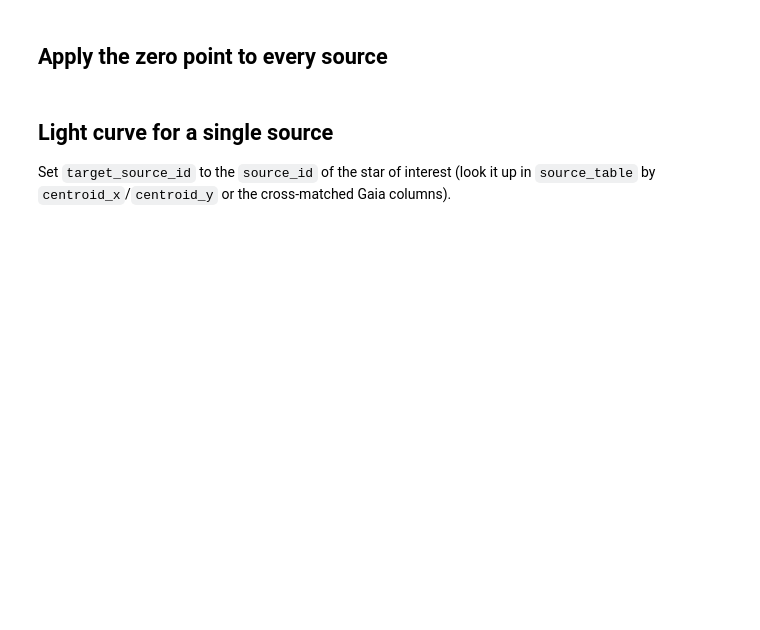
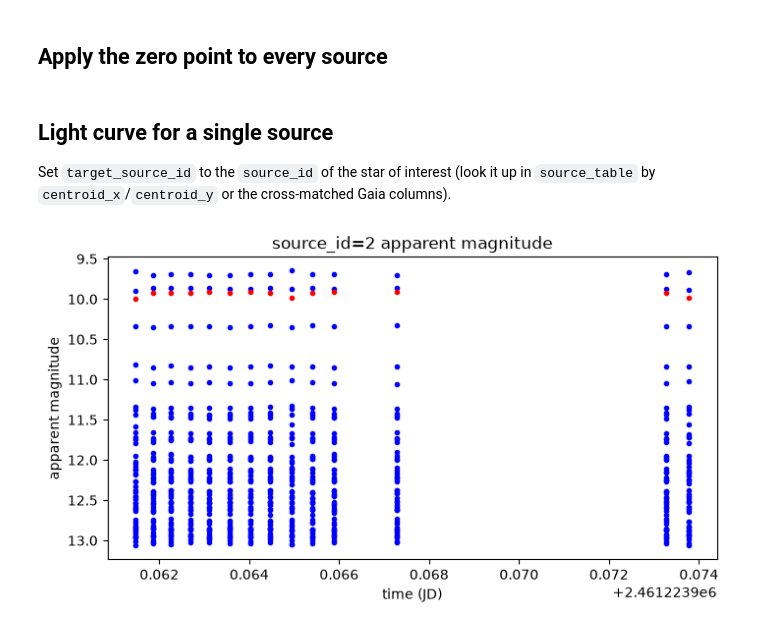
Before and after one commit to adamarthurryan/photometry-workflow, a Jupyter notebook: notebooks/apparent_magnitude.ipynb, the cells around one changed output. Cells and saved outputs as stored; diff of their text form; code cells hidden in the pictures; blank space fills up the shorter version.

```diff
--- a/notebooks/apparent_magnitude.ipynb
+++ b/notebooks/apparent_magnitude.ipynb
@@ -43,8 +43,12 @@ image_table
 `flux_table["flux"]` and `flux_table["bkg"]` are vectors over the relative aperture radii
 used by `pw-aperture` (`relative_apertures_radii` in `aperture_photometry/api.py`). Start with a
 single fixed aperture index picked by eye; revisit with a proper curve-of-growth choice later.
-# %%
-aperture_index = 20
-
-flux_table["flux_1ap"] = flux_table["flux"][:, aperture_index]
-flux_table["bkg_1ap"] = flux_table["bkg"][:, aperture_index]
+# %%
+aperture_index = 20
+
+flux_ap_table = Table()
+flux_ap_table["image_id"] = flux_table["image_id"]
+flux_ap_table["source_id"] = flux_table["source_id"]
+flux_ap_table["src_flux"] = flux_table["src_flux"][:, aperture_index]
+flux_ap_table["bkg_flux"] = flux_table["bkg_flux"][:, aperture_index]
+flux_ap_table["src_flux_error"] = flux_table["src_flux_error"][:, aperture_index]
@@ -51,15 +77,15 @@ flux_table["bkg_1ap"] = flux_table["bkg"][:, aperture_index]
 # %% [markdown]
 ## Per-image zero point from Gaia-matched calibrators
 # %%
-calibrators = source_table[source_table["gaia_matched"]]["source_id", "phot_g_mean_mag"]
+calibrators = source_table[source_table["gaia_matched"]]["source_id", gaia_filter_key]
 
 zero_points = []
 for image_id in image_table["image_id"]:
-    image_flux = flux_table[flux_table["image_id"] == image_id]
+    image_flux = flux_ap_table[flux_ap_table["image_id"] == image_id]
     calibrator_flux = join(image_flux, calibrators, keys="source_id")
 
-    instrumental_mag = -2.5 * np.log10(calibrator_flux["flux_1ap"])
-    zero_point = np.median(calibrator_flux["phot_g_mean_mag"] - instrumental_mag)
+    instrumental_mag = -2.5 * np.log10(calibrator_flux["src_flux"])
+    zero_point = np.median(calibrator_flux[gaia_filter_key] - instrumental_mag)
     zero_points.append(zero_point)
 
 image_table["zero_point"] = zero_points
@@ -67,24 +111,31 @@ image_table["image_id", "time", "zero_point"]
 # %% [markdown]
 ## Apply the zero point to every source
 # %%
-flux_table = join(flux_table, image_table["image_id", "time", "zero_point"], keys="image_id")
-instrumental_mag = -2.5 * np.log10(flux_table["flux_1ap"])
-flux_table["magnitude"] = instrumental_mag + flux_table["zero_point"]
+flux_ap_table = join(flux_ap_table, image_table["image_id", "time", "zero_point"], keys="image_id")
+instrumental_mag = -2.5 * np.log10(flux_ap_table["src_flux"])
+flux_ap_table["magnitude"] = instrumental_mag + flux_ap_table["zero_point"]
 # %% [markdown]
 ## Light curve for a single source
 
 Set `target_source_id` to the `source_id` of the star of interest (look it up in
 `source_table` by `centroid_x`/`centroid_y` or the cross-matched Gaia columns).
 # %%
-target_source_id = 0
-
-target_light_curve = flux_table[flux_table["source_id"] == target_source_id]
-target_light_curve.sort("time")
+target_source_id = 2
 
 plt.figure(figsize=(8, 4))
-plt.plot(target_light_curve["time"], target_light_curve["magnitude"], ".")
+
+for i in range(0, 50):
+    color="blue"
+    if i==target_source_id:
+        color="red"
+    target_light_curve = flux_ap_table[flux_ap_table["source_id"] == i]
+    target_light_curve.sort("time")
+    plt.plot(target_light_curve["time"], target_light_curve["magnitude"], ".", color=color)
+
 plt.gca().invert_yaxis()
 plt.xlabel("time (JD)")
 plt.ylabel("apparent magnitude")
 plt.title(f"source_id={target_source_id} apparent magnitude")
 plt.show()
+# %% [output]
+[figure, added]
```
Also changed, not shown: parts of 5 cells of this notebook, 7 other files.
